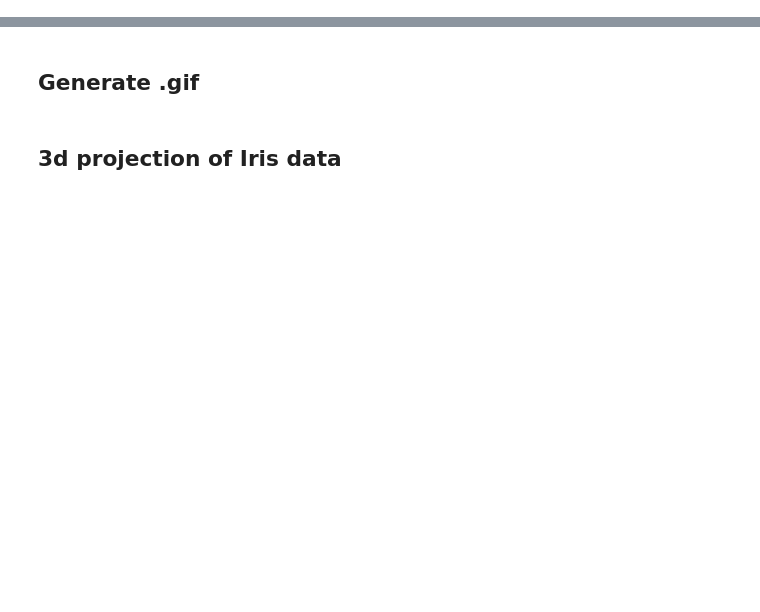
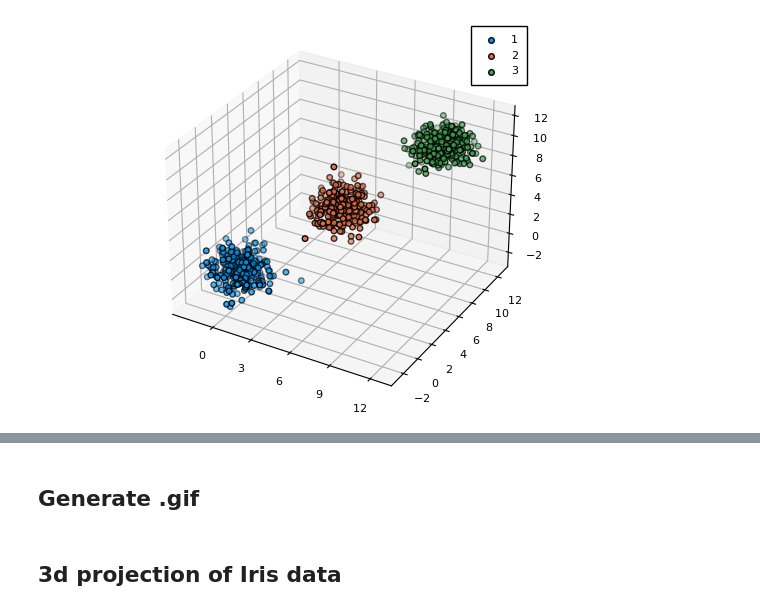
Before and after one commit to cprimel/topomap, a Jupyter notebook: examples/examples.ipynb, the cells around one changed output, grey strips where cells are left out. Drawn from its saved outputs; the diff is of its cells as text; code cells hidden in the pictures; blank space fills up the shorter version.

```diff
--- a/examples/examples.ipynb
+++ b/examples/examples.ipynb
@@ -5,11 +7,13 @@ pyplot();
 # %%
 data = rand(Normal(0), (3, 266))
 labels = repeat([1], 266)
 data = hcat(data, rand(Normal(5), (3,266)))
 append!(labels, repeat([2],266))
 data = hcat(data, rand(Normal(10), (3,267)))
 append!(labels, repeat([3],267))
 scatter(data[1,:], data[2,:], data[3,:], group=labels, fmt =:png)
-savefig("3d-spheres")
+#savefig("3d-spheres")
+# %% [output]
+[figure, added]
 # %%
 #@time tm, _ = TopoMap.project(data, 10 ,true);
```
Also changed, not shown: parts of 6 cells of this notebook, 6 other files.
